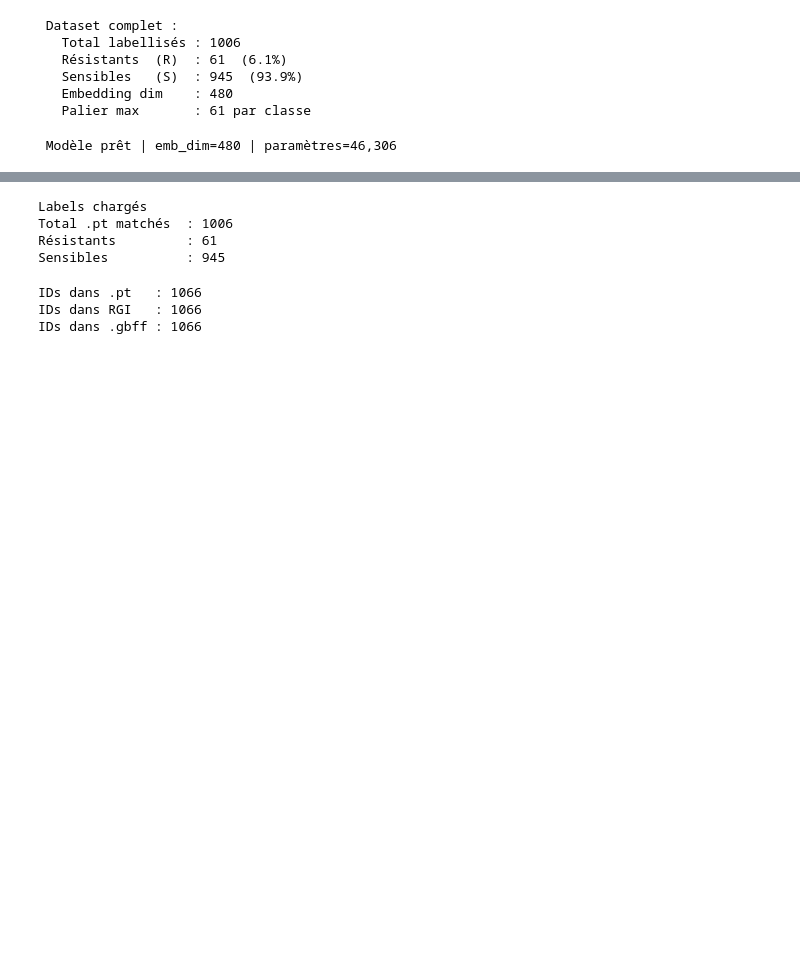
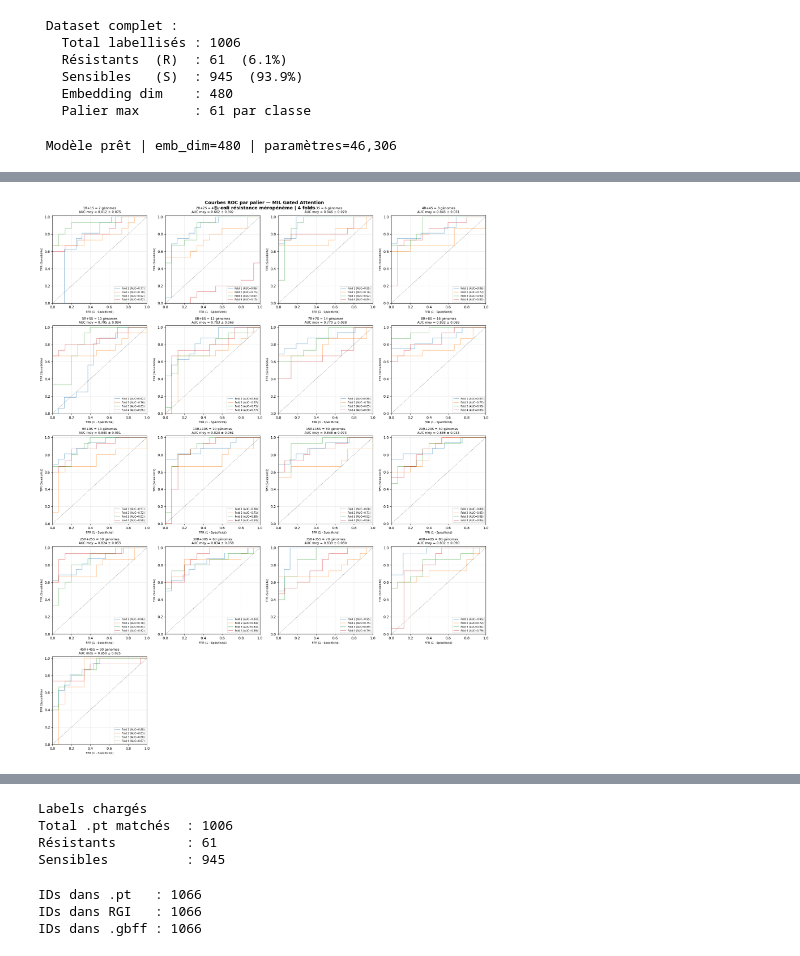
Before and after one commit to labgem/FSL-MIL, a Jupyter notebook: FSL_strategy_incremental_training.ipynb, the cells around one changed output, grey strips where cells are left out. Saved outputs shown, nothing was run; the diff lists cells and outputs as text; code cells hidden in the pictures; blank space fills up the shorter version.

```diff
--- a/FSL_strategy_incremental_training.ipynb
+++ b/FSL_strategy_incremental_training.ipynb
@@ -694,2 +716,81 @@ print("\n" + "=" * 60)
 
 ============================================================
+# %%
+# Courbes ROC par palier
+
+from sklearn.metrics import roc_curve, auc
+
+n_paliers = len(lc_results)
+n_cols    = 4
+n_rows    = (n_paliers + n_cols - 1) // n_cols  # calcul automatique du nb de lignes
+
+fig, axes = plt.subplots(n_rows, n_cols, figsize=(n_cols * 4.5, n_rows * 4.5))
+axes = axes.flatten()
+
+colors = plt.cm.viridis(np.linspace(0, 1, len(lc_results)))
+
+for ax_idx, r in enumerate(lc_results):
+    ax = axes[ax_idx]
+
+    n_per_class = r["n_per_class"]
+
+    # Recalcule les courbes ROC pour chaque fold
+    for fold_idx in range(N_FOLDS):
+
+        seed_run = SEED + fold_idx * 100 + n_per_class
+        set_seed(seed_run)
+
+        # Reconstruit test set du fold
+        te_R = fold_test_R[fold_idx]
+        te_S = np.random.choice(susceptible_idx, size=len(te_R), replace=False)
+        te_files = [matched[i] for i in np.concatenate([te_R, te_S])]
+        te_ds    = GenomeMILDataset(te_files, id_to_y)
+        te_loader = DataLoader(te_ds, batch_size=4, shuffle=False,
+                               collate_fn=mil_collate)
+
+        # Charge le meilleur modèle du palier
+        model_roc = GatedAttentionMIL(emb_dim, ATTN_DIM, HIDDEN, DROPOUT).to(device)
+        #model_roc.load_state_dict(best_models[n_per_class])
+        model_roc.load_state_dict(all_fold_models[n_per_class][fold_idx])
+        model_roc.eval()
+
+        test_y, test_prob = get_probs(model_roc, te_loader)
+
+        if len(np.unique(test_y)) > 1:
+            fpr, tpr, _ = roc_curve(test_y, test_prob)
+            roc_auc     = auc(fpr, tpr)
+            ax.plot(fpr, tpr, linewidth=1.2, alpha=0.5,
+                    label=f"Fold {fold_idx+1} (AUC={roc_auc:.2f})")
+
+    # Courbe moyenne (AUC moyen)
+    ax.plot([0, 1], [0, 1], linestyle="--", color="gray",
+            linewidth=1, alpha=0.7)
+
+    ax.set_title(
+        f"{n_per_class}R+{n_per_class}S = {2*n_per_class} génomes\n"
+        f"AUC moy = {r['auc_mean']:.3f} ± {r['auc_std']:.3f}",
+        fontsize=9
+    )
+    ax.set_xlabel("FPR (1 - Spécificité)", fontsize=8)
+    ax.set_ylabel("TPR (Sensibilité)", fontsize=8)
+    ax.legend(fontsize=7, loc="lower right")
+    ax.grid(True, alpha=0.3)
+    ax.set_xlim(0, 1)
+    ax.set_ylim(0, 1.02)
+
+# Masque axes vides
+for ax_idx in range(len(lc_results), len(axes)):
+    axes[ax_idx].set_visible(False)
+
+fig.suptitle(
+    "Courbes ROC par palier — MIL Gated Attention\n"
+    "E. coli résistance méropénème | 4 folds",
+    fontsize=13, fontweight="bold"
+)
+
+plt.tight_layout()
+#plt.savefig("roc_curves_MIL.png", dpi=150, bbox_inches="tight")
+plt.show()
+#print("Figure sauvegardée → roc_curves_MIL.png")
+# %% [output]
+[figure, added]
```
Also changed, not shown: parts of 10 cells of this notebook.
